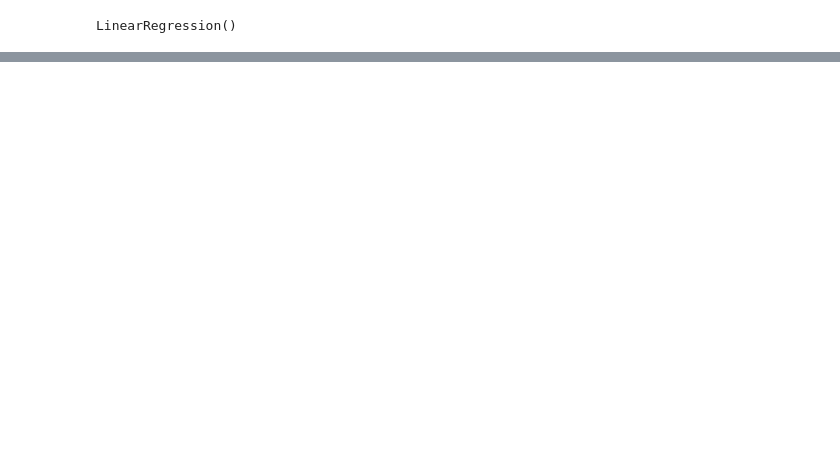
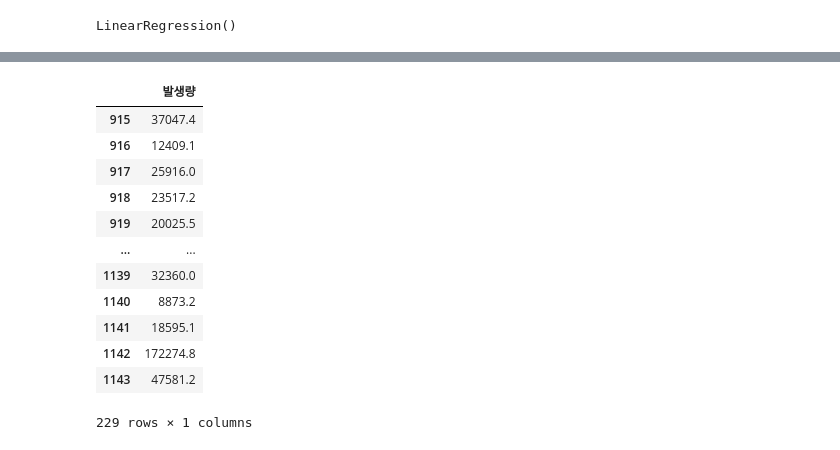
Before and after one commit to kimsang0220/Busan_Big_Data, a Jupyter notebook: NMJ/8차_데이터분석.ipynb, the cells around one changed output, grey strips where cells are left out. Drawn from its saved outputs; the diff is of its cells as text; code cells hidden in the pictures; blank space fills up the shorter version.

```diff
--- a/NMJ/8차_데이터분석.ipynb
+++ b/NMJ/8차_데이터분석.ipynb
@@ -579,0 +702,16 @@ AttributeError: 'LinearRegression' object has no attribute 'summary'
+# %%
+reg_y_test
+# %% [output]
+|  | 발생량 |
+| 915 | 37047.4 |
+| 916 | 12409.1 |
+| 917 | 25916.0 |
+| 918 | 23517.2 |
+| 919 | 20025.5 |
+| ... | ... |
+| 1139 | 32360.0 |
+| 1140 | 8873.2 |
+| 1141 | 18595.1 |
+| 1142 | 172274.8 |
+| 1143 | 47581.2 |
+229 rows × 1 columns
```
Also changed, not shown: parts of 19 cells of this notebook.
